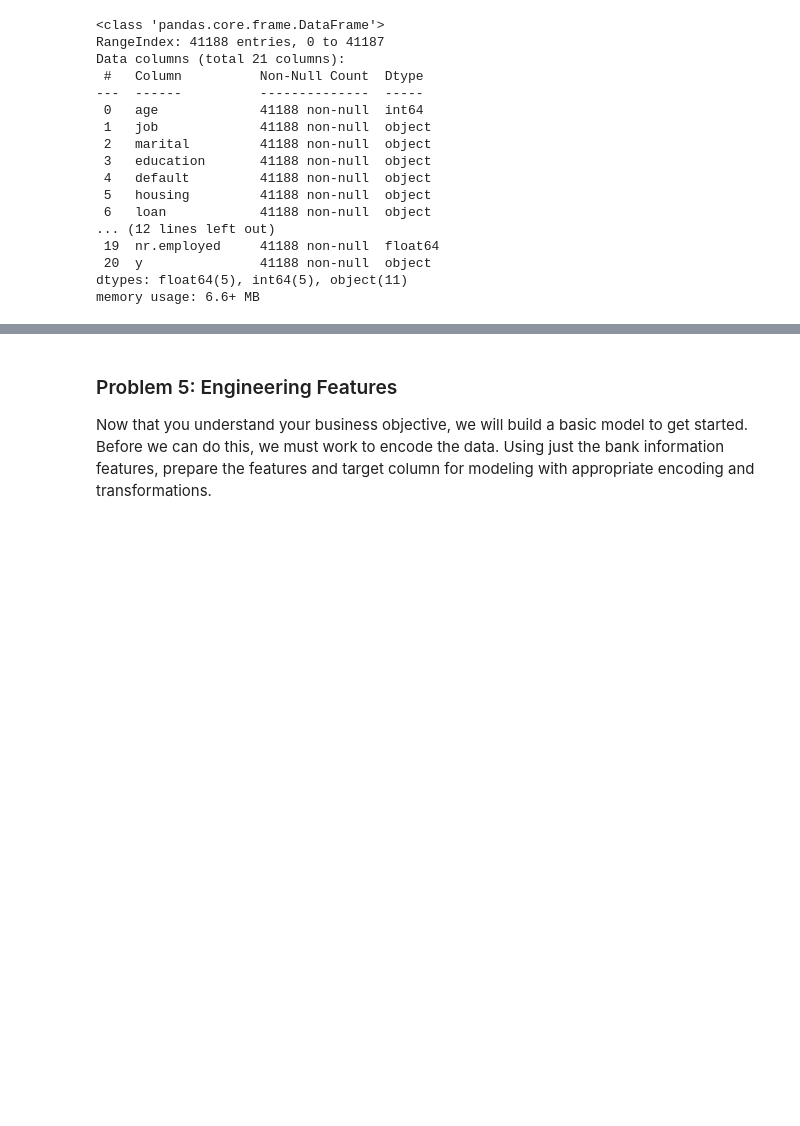
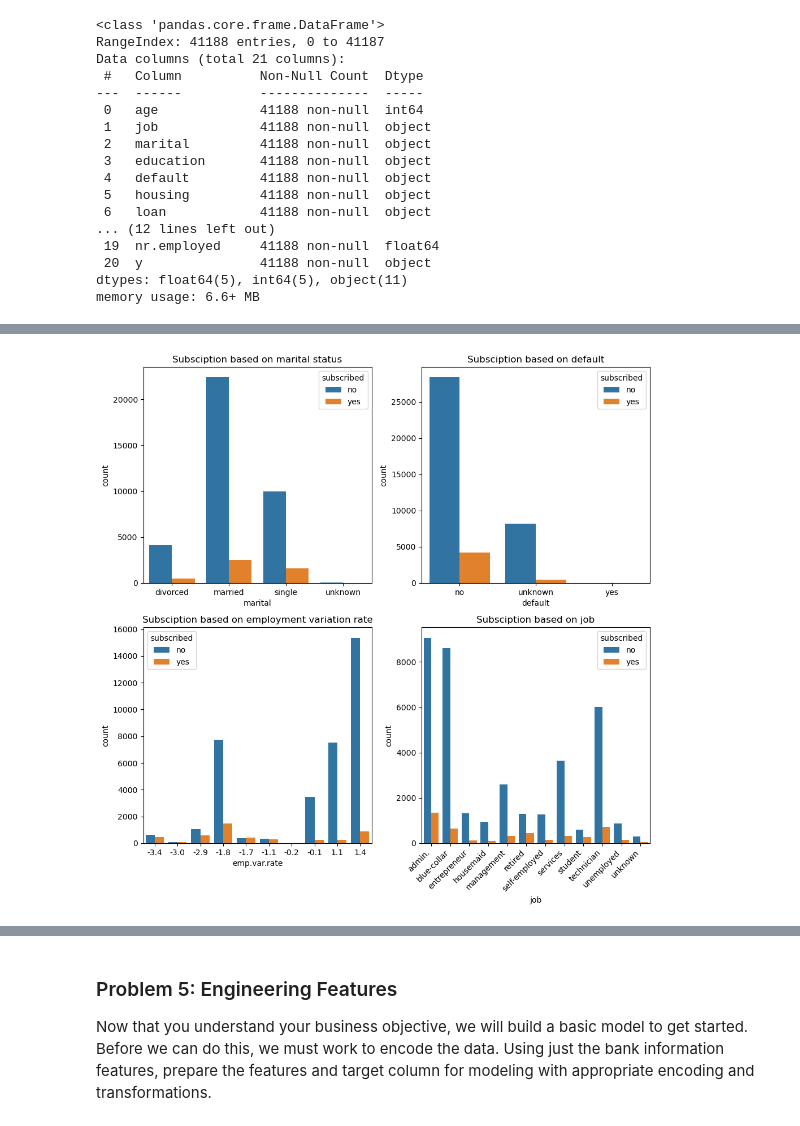
Before and after one commit to RaghavanK/comparing-classifiers, a Jupyter notebook: comparing-classifiers.ipynb, the cells around one changed output, grey strips where cells are left out. Cells and saved outputs as stored; diff of their text form; code cells hidden in the pictures; blank space fills up the shorter version.

```diff
--- a/comparing-classifiers.ipynb
+++ b/comparing-classifiers.ipynb
@@ -105,0 +151,35 @@ memory usage: 6.6+ MB
+# %%
+grouped = df_cleaned.groupby(['marital','y'])['age'].count().reset_index()
+grouped = grouped.rename(columns={'age': 'count','y': 'subscribed'})
+
+# Create a figure with 2 rows and 2 columns of subplots
+fig, axes = plt.subplots(2, 2, figsize=(10, 10))
+
+# Plot on the first subplot
+sns.barplot(data=grouped, x="marital", y="count", hue='subscribed', ax=axes[0, 0])
+axes[0,0].set_title("Subsciption based on marital status")
+
+# Plot on the second subplot
+grouped = df_cleaned.groupby(['default','y'])['age'].count().reset_index()
+grouped = grouped.rename(columns={'age': 'count','y': 'subscribed'})
+sns.barplot(data=grouped, x="default", y="count", hue='subscribed',ax=axes[0, 1])
+axes[0,1].set_title("Subsciption based on default")
+
+
+# Plot on the third subplot
+grouped = df_cleaned.groupby(['emp.var.rate','y'])['age'].count().reset_index()
+grouped = grouped.rename(columns={'age': 'count','y': 'subscribed'})
+sns.barplot(data=grouped, x="emp.var.rate", y="count", hue='subscribed',ax=axes[1, 0])
+axes[1,0].set_title("Subsciption based on employment variation rate")
+
+# Plot on the fourth subplot
+grouped = df_cleaned.groupby(['job','y'])['age'].count().reset_index()
+grouped = grouped.rename(columns={'age': 'count','y': 'subscribed'})
+sns.barplot(data=grouped, x="job",y='count', hue='subscribed',ax=axes[1, 1])
+axes[1,1].set_title("Subsciption based on job")
+
+plt.xticks(rotation=45, ha='right')
+plt.tight_layout()
+plt.show()
+# %% [output]
+[figure, added]
```
Also changed, not shown: parts of 7 cells of this notebook.
